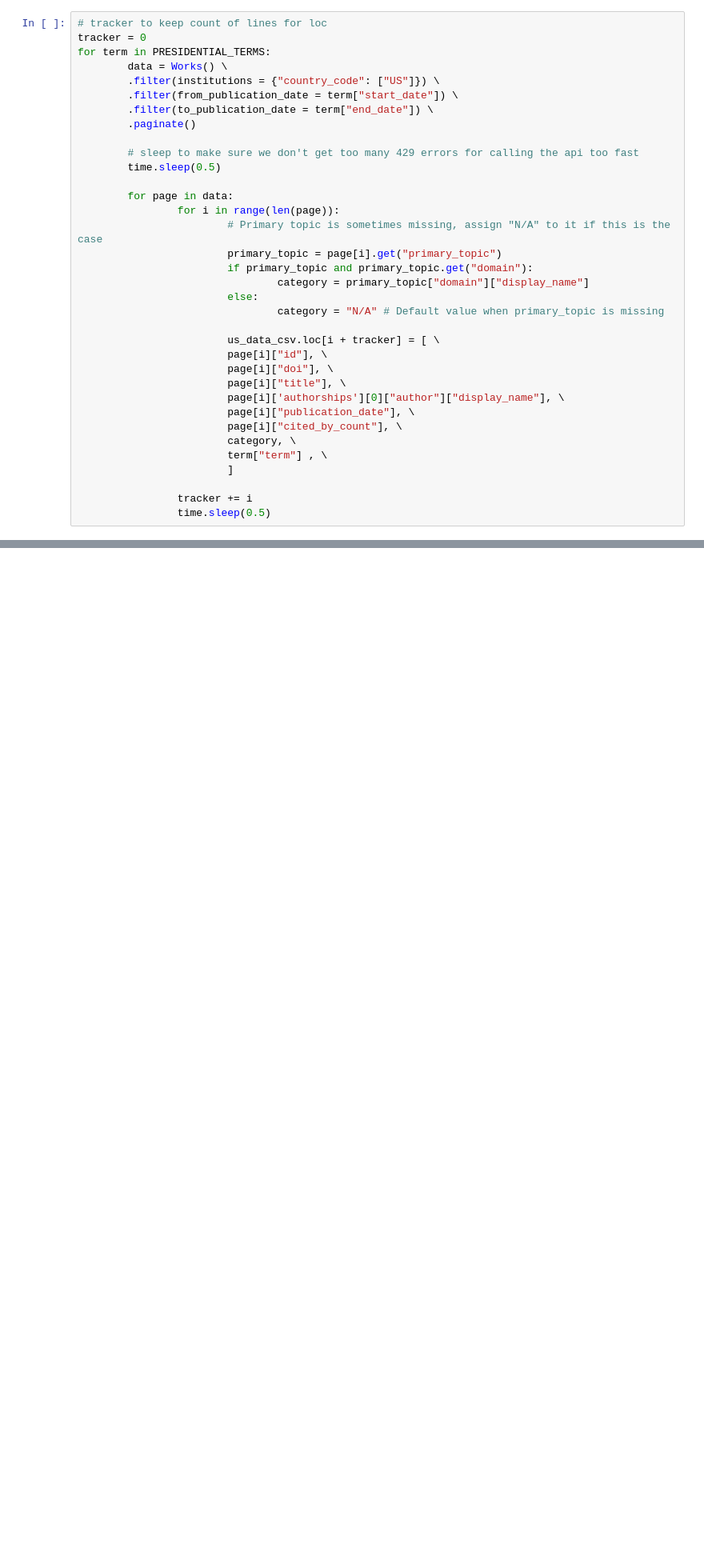
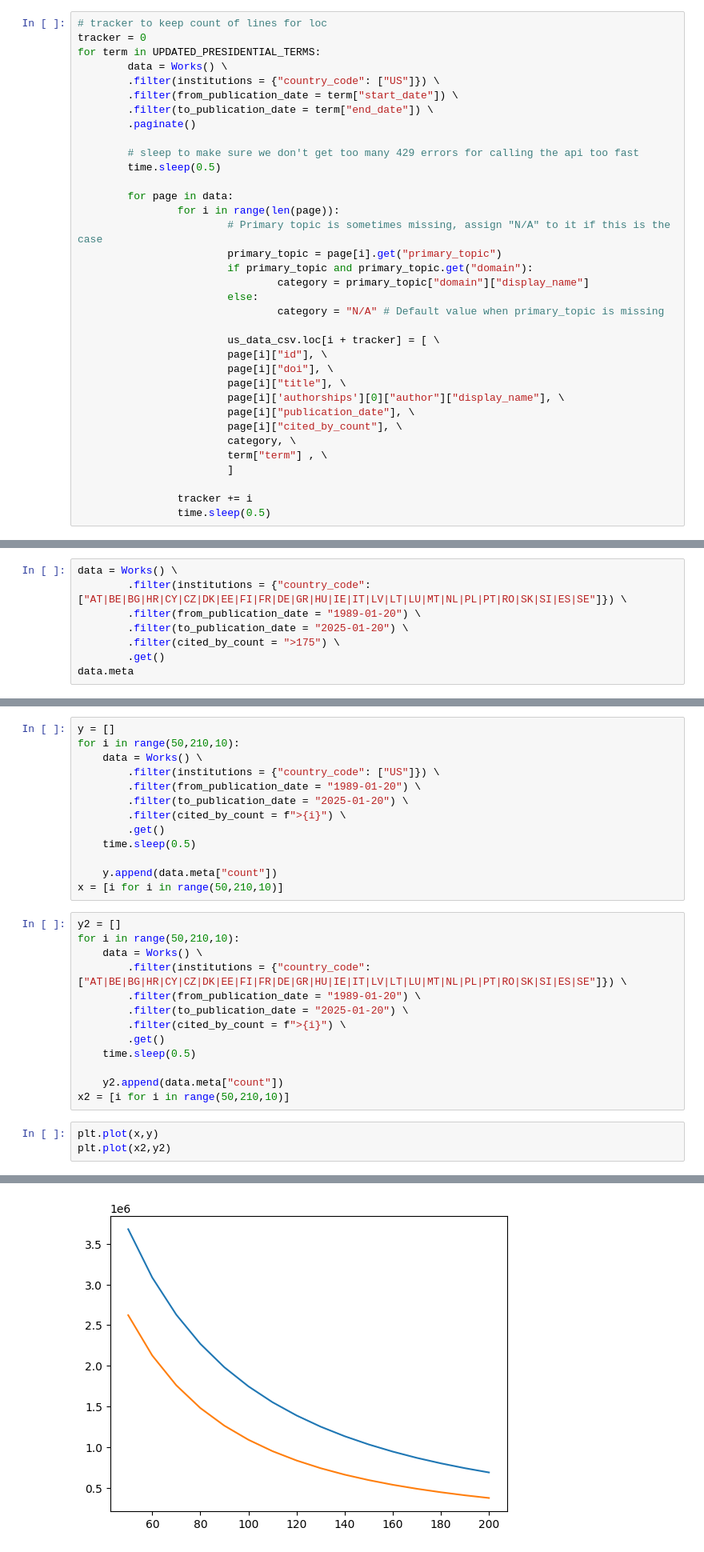
Before and after one commit to Thomas-cj/Data_in_the_wild_2025, a Jupyter notebook: data_ingestion.ipynb, the cells around one changed output, grey strips where cells are left out. Shown: that part at 80% size. Cells and saved outputs as stored; diff of their text form; blank space fills up the shorter version.

Commit message:
graphs for data distribution

```diff
--- a/data_ingestion.ipynb
+++ b/data_ingestion.ipynb
@@ -236,7 +242,7 @@ us_data_csv = pd.DataFrame(columns = columns)
 # %%
 # tracker to keep count of lines for loc
 tracker = 0
-for term in PRESIDENTIAL_TERMS:
+for term in UPDATED_PRESIDENTIAL_TERMS:
         data = Works() \
         .filter(institutions = {"country_code": ["US"]}) \
         .filter(from_publication_date = term["start_date"]) \
@@ -270,0 +309,8 @@ for term in PRESIDENTIAL_TERMS:
+# %%
+data = Works() \
+        .filter(institutions = {"country_code": ["AT|BE|BG|HR|CY|CZ|DK|EE|FI|FR|DE|GR|HU|IE|IT|LV|LT|LU|MT|NL|PL|PT|RO|SK|SI|ES|SE"]}) \
+        .filter(from_publication_date = "1989-01-20") \
+        .filter(to_publication_date = "2025-01-20") \
+        .filter(cited_by_count = ">175") \
+        .get()
+data.meta
@@ -270,0 +323,30 @@ for term in PRESIDENTIAL_TERMS:
+# %%
+y = []
+for i in range(50,210,10):
+    data = Works() \
+        .filter(institutions = {"country_code": ["US"]}) \
+        .filter(from_publication_date = "1989-01-20") \
+        .filter(to_publication_date = "2025-01-20") \
+        .filter(cited_by_count = f">{i}") \
+        .get()
+    time.sleep(0.5)
+
+    y.append(data.meta["count"])
+x = [i for i in range(50,210,10)]
+# %%
+y2 = []
+for i in range(50,210,10):
+    data = Works() \
+        .filter(institutions = {"country_code": ["AT|BE|BG|HR|CY|CZ|DK|EE|FI|FR|DE|GR|HU|IE|IT|LV|LT|LU|MT|NL|PL|PT|RO|SK|SI|ES|SE"]}) \
+        .filter(from_publication_date = "1989-01-20") \
+        .filter(to_publication_date = "2025-01-20") \
+        .filter(cited_by_count = f">{i}") \
+        .get()
+    time.sleep(0.5)
+
+    y2.append(data.meta["count"])
+x2 = [i for i in range(50,210,10)]
+# %%
+plt.plot(x,y)
+plt.plot(x2,y2)
+# %% [output]
@@ -270,0 +354 @@ for term in PRESIDENTIAL_TERMS:
+[figure, added]
```
Also changed, not shown: parts of 8 cells of this notebook.
